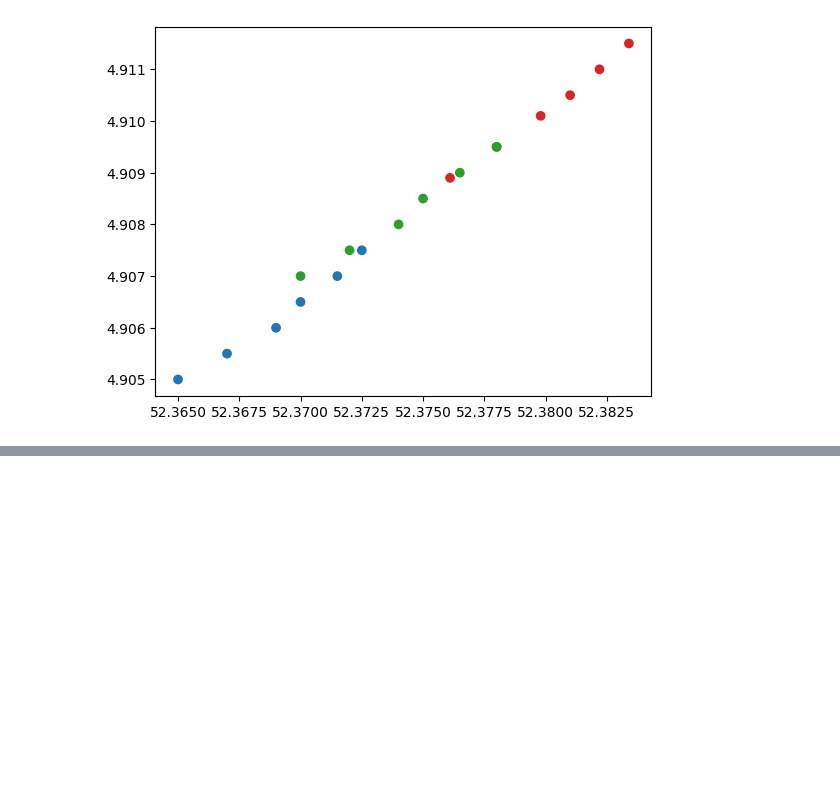
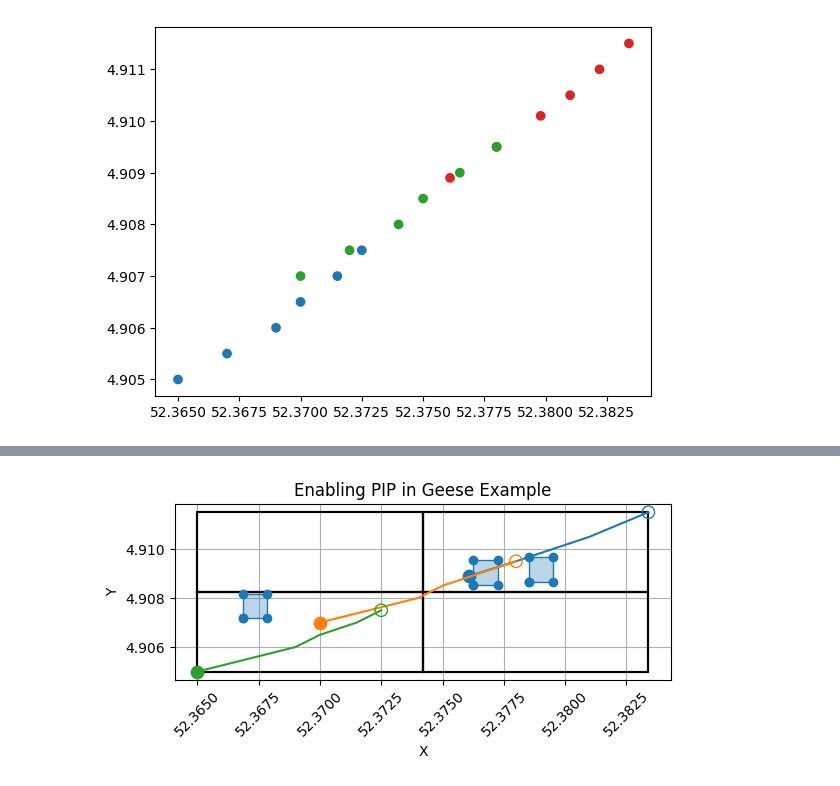
Before and after one commit to Action52/MobilityPySpark, a Jupyter notebook: notebooks/DuckExample.ipynb, the cells around one changed output, grey strips where cells are left out. Cells and saved outputs as stored; diff of their text form; code cells hidden in the pictures; blank space fills up the shorter version.

```diff
--- a/notebooks/DuckExample.ipynb
+++ b/notebooks/DuckExample.ipynb
@@ -25,0 +108,23 @@ plt.scatter(x = df["Latitude"], y=df["Longitude"], c=df['color'])
+# %%
+from pysparkmeos.partitions.grid_partitioner import GridPartition
+grid = GridPartition(cells_per_side=2, bounds=bounds)
+
+grid.plot(draw_filling=False, color='black')
+
+for i, row in traj_df.iterrows():
+    row['TPointSeq'].plot()
+#bounds.plot_xy()
+
+for i, row in nests.iterrows():
+    plotting.plot_polygon(row['Geometry'])
+
+
+
+plt.xlabel('X')
+plt.ylabel('Y')
+plt.title('Enabling PIP in Geese Example')
+
+plt.savefig("../sample_charts/pip_geese_trajs_nests.png")
+plt.show()
+# %% [output]
+[figure, added]
```
Also changed, not shown: parts of 15 cells of this notebook, 31 other files.
